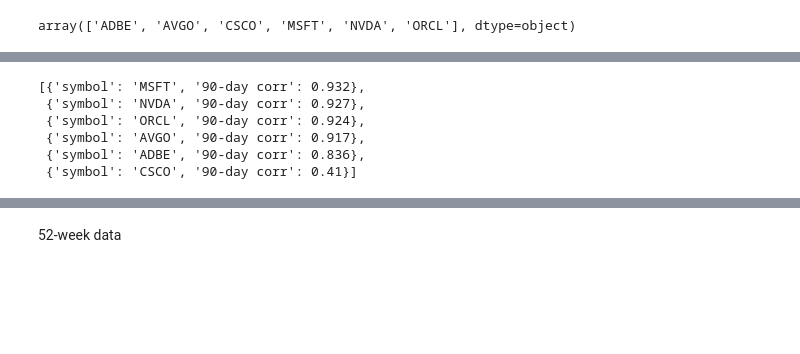
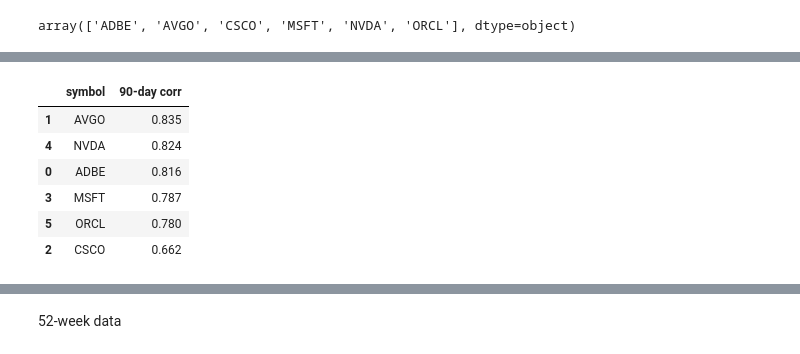
Before and after one commit to mayushii21/market-dashboard, a Jupyter notebook: dashboard.ipynb, the cells around one changed output, grey strips where cells are left out. Saved outputs shown, nothing was run; the diff lists cells and outputs as text; code cells hidden in the pictures; blank space fills up the shorter version.

```diff
--- a/dashboard.ipynb
+++ b/dashboard.ipynb
@@ -1007,11 +1024,12 @@ corr = pivoted_sector.corr()
 # %%
-corr.AAPL.drop("AAPL").to_frame().reset_index().rename(
+intra_sector_corr.AAPL.drop("AAPL").to_frame().reset_index().rename(
     columns={"AAPL": "90-day corr"}
-).sort_values(by="90-day corr", key=abs, ascending=False).round(3).to_dict("records")
+).sort_values(by="90-day corr", key=abs, ascending=False).round(3)
 # %% [output]
-[{'symbol': 'MSFT', '90-day corr': 0.932},
- {'symbol': 'NVDA', '90-day corr': 0.927},
- {'symbol': 'ORCL', '90-day corr': 0.924},
- {'symbol': 'AVGO', '90-day corr': 0.917},
- {'symbol': 'ADBE', '90-day corr': 0.836},
- {'symbol': 'CSCO', '90-day corr': 0.41}]
+|  | symbol | 90-day corr |
+| 1 | AVGO | 0.835 |
+| 4 | NVDA | 0.824 |
+| 0 | ADBE | 0.816 |
+| 3 | MSFT | 0.787 |
+| 5 | ORCL | 0.780 |
+| 2 | CSCO | 0.662 |
```
Also changed, not shown: parts of 17 cells of this notebook.
